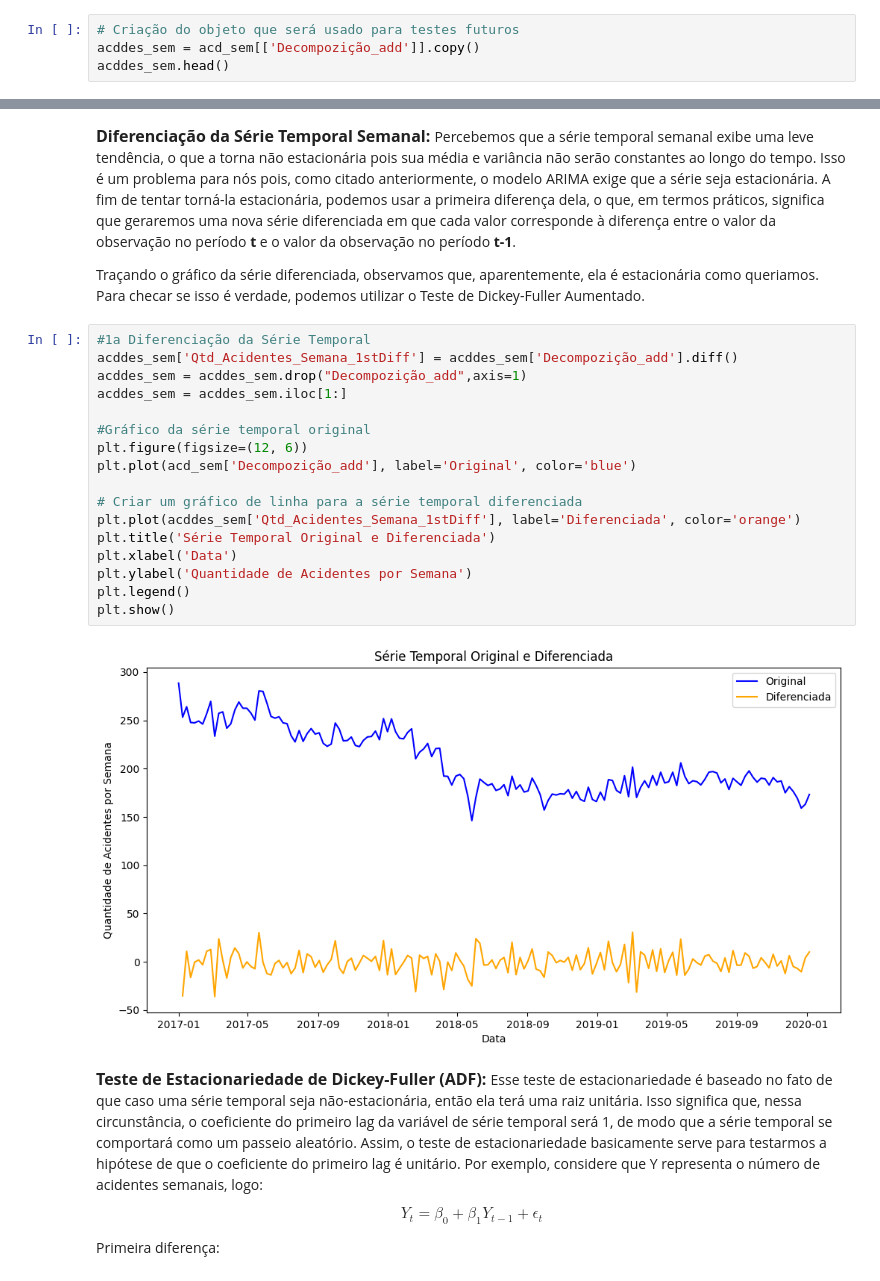
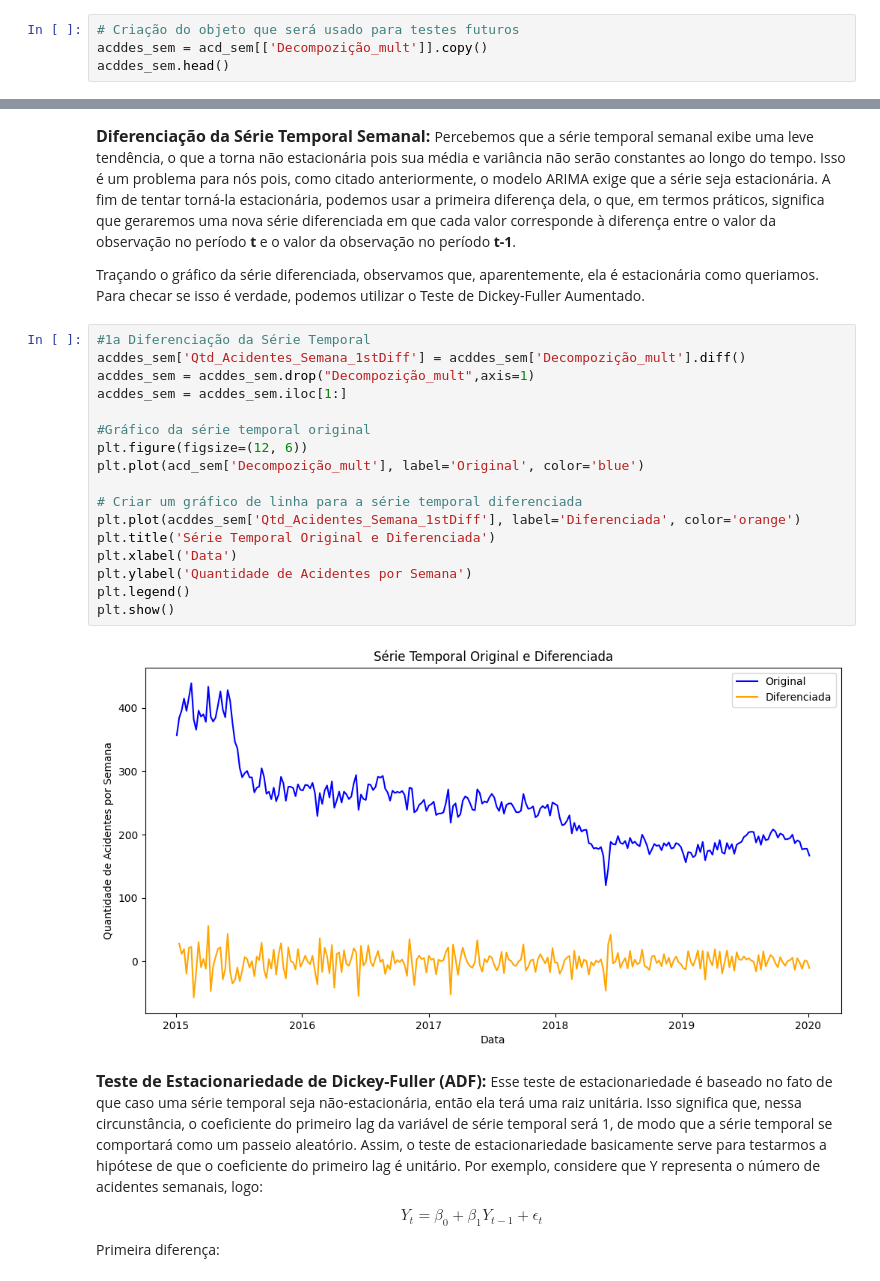
Before and after one commit to ArthurTMaciel/econon_3, a Jupyter notebook: script_eco3.ipynb, the cells around one changed output, grey strips where cells are left out. Drawn from its saved outputs; the diff is of its cells as text.

```diff
--- a/script_eco3.ipynb
+++ b/script_eco3.ipynb
@@ -300,6 +302,6 @@ A escolha do modelo foi pelo de adição, uma vez que gera os menores indices nu
 Com a série dessazonalizada podemos continuar com a progressão do trabalho e partir para a análise da estacionariedade da série, uma vez que o trabalho se apresenta como aplicação de modelos estacionários temos de garantir a estacionariedade da série para continuar.
 # %%
 # Criação do objeto que será usado para testes futuros
-acddes_sem = acd_sem[['Decompozição_add']].copy()
+acddes_sem = acd_sem[['Decompozição_mult']].copy()
 acddes_sem.head()
 # %% [output]
@@ -421,23 +460,23 @@ leve tendência, o que a torna não estacionária pois sua média e variância n
 <span style="line-height: 2;">Traçando o gráfico da série diferenciada, observamos que, aparentemente, ela é estacionária como queriamos. Para checar se isso é verdade, podemos utilizar o Teste de Dickey-Fuller Aumentado.</span><br>
 # %%
 #1a Diferenciação da Série Temporal
-acddes_sem['Qtd_Acidentes_Semana_1stDiff'] = acddes_sem['Decompozição_add'].diff()
-acddes_sem = acddes_sem.drop("Decompozição_add",axis=1)
+acddes_sem['Qtd_Acidentes_Semana_1stDiff'] = acddes_sem['Decompozição_mult'].diff()
+acddes_sem = acddes_sem.drop("Decompozição_mult",axis=1)
 acddes_sem = acddes_sem.iloc[1:]
 
 #Gráfico da série temporal original
 plt.figure(figsize=(12, 6))
-plt.plot(acd_sem['Decompozição_add'], label='Original', color='blue')
+plt.plot(acd_sem['Decompozição_mult'], label='Original', color='blue')
 
 # Criar um gráfico de linha para a série temporal diferenciada
 plt.plot(acddes_sem['Qtd_Acidentes_Semana_1stDiff'], label='Diferenciada', color='orange')
 plt.title('Série Temporal Original e Diferenciada')
 plt.xlabel('Data')
 plt.ylabel('Quantidade de Acidentes por Semana')
 plt.legend()
 plt.show()
 # %% [output]
-[figure, old version]
+[figure, new version]
 # %% [markdown]
 <span style="line-height: 2;"><font size="3"><b>Teste de Estacionariedade de Dickey-Fuller (ADF): </font></b> Esse teste de estacionariedade é baseado no fato de que caso uma série temporal seja não-estacionária, então ela terá uma raiz unitária. Isso significa que, nessa circunstância, o coeficiente do primeiro lag da variável de série temporal será 1, de modo que a série temporal se comportará como um passeio aleatório. Assim, o teste de estacionariedade basicamente serve para testarmos a hipótese de que o coeficiente do primeiro lag é unitário. Por exemplo, considere que Y representa o número de acidentes semanais, logo: <br>
 
```
Also changed, not shown: parts of 51 cells of this notebook, 2 other files.
